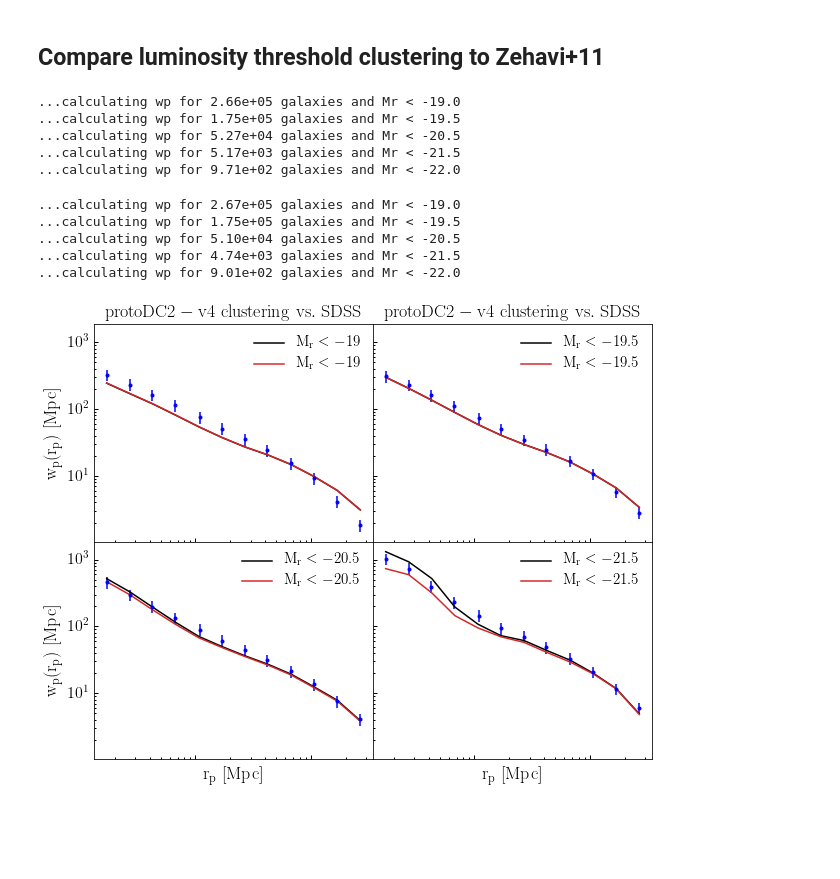
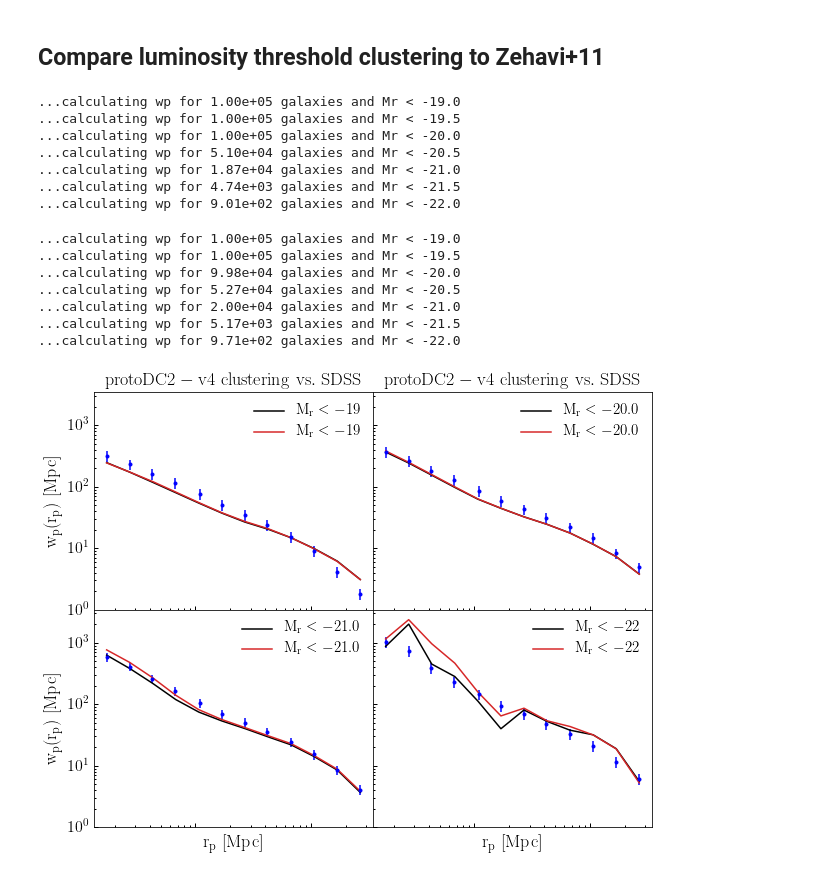
Before and after one commit to LSSTDESC/cosmodc2, a Jupyter notebook: notebooks/v4_mr_mstar_calibration_snapshots.ipynb, the cells around one changed output. Saved outputs shown, nothing was run; the diff lists cells and outputs as text; code cells hidden in the pictures; blank space fills up the shorter version.

```diff
--- a/notebooks/v4_mr_mstar_calibration_snapshots.ipynb
+++ b/notebooks/v4_mr_mstar_calibration_snapshots.ipynb
@@ -200,18 +202,24 @@ rp_mids, wp_v4_19p0 = zehavi_wp(x, y, z, vz,
             period, magr, -19.0, protoDC2_littleh)
 rp_mids, wp_v4_19p5 = zehavi_wp(x, y, z, vz,
             period, magr, -19.5, protoDC2_littleh)
+rp_mids, wp_v4_20p0 = zehavi_wp(x, y, z, vz,
+            period, magr, -20.0, protoDC2_littleh)
 rp_mids, wp_v4_20p5 = zehavi_wp(x, y, z, vz,
             period, magr, -20.5, protoDC2_littleh)
+rp_mids, wp_v4_21p0 = zehavi_wp(x, y, z, vz,
+            period, magr, -21.0, protoDC2_littleh)
 rp_mids, wp_v4_21p5 = zehavi_wp(x, y, z, vz,
             period, magr, -21.5, protoDC2_littleh)
 rp_mids, wp_v4_22p0 = zehavi_wp(x, y, z, vz,
             period, magr, -22.0, protoDC2_littleh)
 # %% [output]
-...calculating wp for 2.66e+05 galaxies and Mr < -19.0
-...calculating wp for 1.75e+05 galaxies and Mr < -19.5
-...calculating wp for 5.27e+04 galaxies and Mr < -20.5
-...calculating wp for 5.17e+03 galaxies and Mr < -21.5
-...calculating wp for 9.71e+02 galaxies and Mr < -22.0
+...calculating wp for 1.00e+05 galaxies and Mr < -19.0
+...calculating wp for 1.00e+05 galaxies and Mr < -19.5
+...calculating wp for 1.00e+05 galaxies and Mr < -20.0
+...calculating wp for 5.10e+04 galaxies and Mr < -20.5
+...calculating wp for 1.87e+04 galaxies and Mr < -21.0
+...calculating wp for 4.74e+03 galaxies and Mr < -21.5
+...calculating wp for 9.01e+02 galaxies and Mr < -22.0
 # %%
 from cosmodc2.mock_diagnostics import zehavi_wp
 
@@ -223,18 +231,24 @@ rp_mids, wp_v4b_19p0 = zehavi_wp(x, y, z, vz,
             period, magr, -19.0, protoDC2_littleh)
 rp_mids, wp_v4b_19p5 = zehavi_wp(x, y, z, vz,
             period, magr, -19.5, protoDC2_littleh)
+rp_mids, wp_v4b_20p0 = zehavi_wp(x, y, z, vz,
+            period, magr, -20.0, protoDC2_littleh)
 rp_mids, wp_v4b_20p5 = zehavi_wp(x, y, z, vz,
             period, magr, -20.5, protoDC2_littleh)
+rp_mids, wp_v4b_21p0 = zehavi_wp(x, y, z, vz,
+            period, magr, -21.0, protoDC2_littleh)
 rp_mids, wp_v4b_21p5 = zehavi_wp(x, y, z, vz,
             period, magr, -21.5, protoDC2_littleh)
 rp_mids, wp_v4b_22p0 = zehavi_wp(x, y, z, vz,
             period, magr, -22.0, protoDC2_littleh)
 # %% [output]
-...calculating wp for 2.67e+05 galaxies and Mr < -19.0
-...calculating wp for 1.75e+05 galaxies and Mr < -19.5
-...calculating wp for 5.10e+04 galaxies and Mr < -20.5
-...calculating wp for 4.74e+03 galaxies and Mr < -21.5
-...calculating wp for 9.01e+02 galaxies and Mr < -22.0
+...calculating wp for 1.00e+05 galaxies and Mr < -19.0
+...calculating wp for 1.00e+05 galaxies and Mr < -19.5
+...calculating wp for 9.98e+04 galaxies and Mr < -20.0
+...calculating wp for 5.27e+04 galaxies and Mr < -20.5
+...calculating wp for 2.00e+04 galaxies and Mr < -21.0
+...calculating wp for 5.17e+03 galaxies and Mr < -21.5
+...calculating wp for 9.71e+02 galaxies and Mr < -22.0
 # %%
 from cosmodc2.sdss_colors.sdss_measurements import rp as rp_zehavi
 from cosmodc2.sdss_colors import zehavi11_clustering
@@ -259,48 +273,56 @@ for ax in axes:
 
 
 __=ax1.plot(rp_mids, wp_v4_19p0,  color='k', label=r'${\rm M_{r} < -19}$')
 __=ax1.plot(rp_mids, wp_v4b_19p0,  color=mred, label=r'${\rm M_{r} < -19}$')
 __=ax1.errorbar(rp_zehavi, wp_zehavi_19p0, 0.2*wp_zehavi_19p0,
                fmt='.', color='blue')
 
-__=ax2.plot(rp_mids, wp_v4_19p5,  color='k', label=r'${\rm M_{r} < -19.5}$')
-__=ax2.plot(rp_mids, wp_v4b_19p5,  color=mred, label=r'${\rm M_{r} < -19.5}$')
-__=ax2.errorbar(rp_zehavi, wp_zehavi_19p5, 0.2*wp_zehavi_19p5,
+# __=ax2.plot(rp_mids, wp_v4_19p5,  color='k', label=r'${\rm M_{r} < -19.5}$')
+# __=ax2.plot(rp_mids, wp_v4b_19p5,  color=mred, label=r'${\rm M_{r} < -19.5}$')
+# __=ax2.errorbar(rp_zehavi, wp_zehavi_19p5, 0.2*wp_zehavi_19p5,
+#                fmt='.', color='blue')
+__=ax2.plot(rp_mids, wp_v4_20p0,  color='k', label=r'${\rm M_{r} < -20.0}$')
+__=ax2.plot(rp_mids, wp_v4b_20p0,  color=mred, label=r'${\rm M_{r} < -20.0}$')
+__=ax2.errorbar(rp_zehavi, wp_zehavi_20p0, 0.2*wp_zehavi_20p0,
                fmt='.', color='blue')
 
-__=ax3.plot(rp_mids, wp_v4_20p5,  color='k', label=r'${\rm M_{r} < -20.5}$')
-__=ax3.plot(rp_mids, wp_v4b_20p5,  color=mred, label=r'${\rm M_{r} < -20.5}$')
-__=ax3.errorbar(rp_zehavi, wp_zehavi_20p5, 0.2*wp_zehavi_20p5,
+# __=ax3.plot(rp_mids, wp_v4_20p5,  color='k', label=r'${\rm M_{r} < -20.5}$')
+# __=ax3.plot(rp_mids, wp_v4b_20p5,  color=mred, label=r'${\rm M_{r} < -20.5}$')
+# __=ax3.errorbar(rp_zehavi, wp_zehavi_20p5, 0.2*wp_zehavi_20p5,
+#                fmt='.', color='blue')
+__=ax3.plot(rp_mids, wp_v4_21p0,  color='k', label=r'${\rm M_{r} < -21.0}$')
+__=ax3.plot(rp_mids, wp_v4b_21p0,  color=mred, label=r'${\rm M_{r} < -21.0}$')
+__=ax3.errorbar(rp_zehavi, wp_zehavi_21p0, 0.2*wp_zehavi_20p5,
                fmt='.', color='blue')
 
-__=ax4.plot(rp_mids, wp_v4_21p5,  color='k', label=r'${\rm M_{r} < -21.5}$')
-__=ax4.plot(rp_mids, wp_v4b_21p5,  color=mred, label=r'${\rm M_{r} < -21.5}$')
-__=ax4.errorbar(rp_zehavi, wp_zehavi_21p5, 0.2*wp_zehavi_21p5,
+
+# __=ax4.plot(rp_mids, wp_v4_21p5,  color='k', label=r'${\rm M_{r} < -21.5}$')
+# __=ax4.plot(rp_mids, wp_v4b_21p5,  color=mred, label=r'${\rm M_{r} < -21.5}$')
+# __=ax4.errorbar(rp_zehavi, wp_zehavi_21p5, 0.2*wp_zehavi_21p5,
+#                fmt='.', color='blue')
+__=ax4.plot(rp_mids, wp_v4_22p0,  color='k', label=r'${\rm M_{r} < -22}$')
+__=ax4.plot(rp_mids, wp_v4b_22p0,  color=mred, label=r'${\rm M_{r} < -22}$')
+__=ax4.errorbar(rp_zehavi, wp_zehavi_22p0, 0.2*wp_zehavi_22p0,
                fmt='.', color='blue')
-
-# __=ax4.plot(rp_mids, wp_v4_22p0,  color='k', label=r'${\rm M_{r} < -22}$')
-# __=ax4.plot(rp_mids, wp_v4b_22p0,  color=mred, label=r'${\rm M_{r} < -22}$')
-# __=ax4.errorbar(rp_zehavi, wp_zehavi_22p0, 0.2*wp_zehavi_22p0,
-#                fmt='.', color='blue')
 
 for ax in axes:
     leg = ax.legend()
 
 title1 = ax1.set_title(r'${\rm protoDC2-v4\ clustering\ vs.\ SDSS}$')
 title2 = ax2.set_title(r'${\rm protoDC2-v4\ clustering\ vs.\ SDSS}$')
 
 xlabel3 = ax3.set_xlabel(r'${\rm r_p\ [Mpc]}$')
 xlabel4 = ax4.set_xlabel(r'${\rm r_p\ [Mpc]}$')
 ylabel1 = ax1.set_ylabel(r'${\rm w_p(r_p)\ [Mpc]}$')
 ylabel3 = ax3.set_ylabel(r'${\rm w_p(r_p)\ [Mpc]}$')
 
 __=ax1.set_xticklabels([''])
 __=ax2.set_xticklabels([''])
 
 # figname = 'tmp_clustering.pdf'
 # fig.savefig(figname, bbox_extra_artists=[xlabel, ylabel], bbox_inches='tight')
 # %% [output]
-[figure, old version]
+[figure, new version]
 # %%
 np.count_nonzero(mock['new_um_mag_r_rest']<-21.5)
 # %% [output]
```
Also changed, not shown: parts of 4 cells of this notebook, 2 other files.
